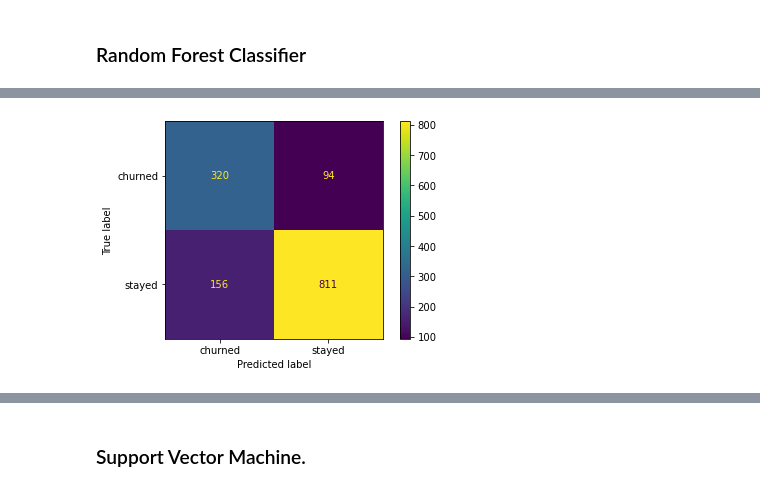
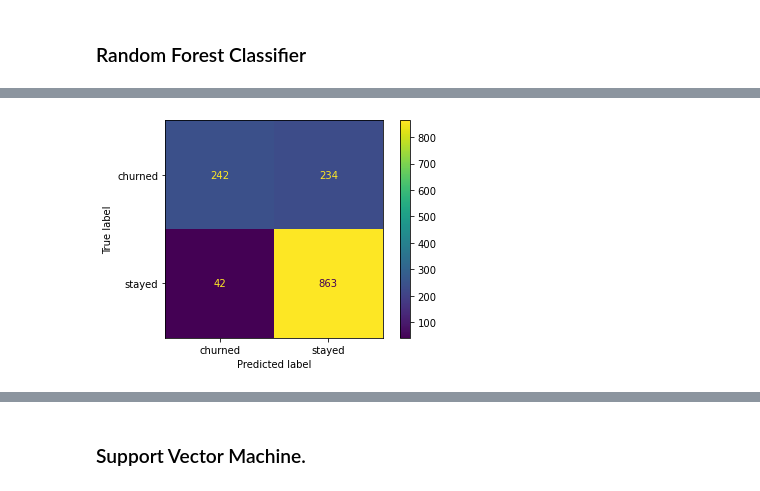
Before and after one commit to JUBRIL-ADEBOGUN/Telecom-Customer-Churn, a Jupyter notebook: Customer-churn-prediction.ipynb, the cells around one changed output, grey strips where cells are left out. Drawn from its saved outputs; the diff is of its cells as text; code cells hidden in the pictures.

```diff
--- a/Customer-churn-prediction.ipynb
+++ b/Customer-churn-prediction.ipynb
@@ -226,4 +224,4 @@ high_tran = pd.DataFrame(le.fit_transform(df2[high_cad]), columns=[high_cad])
 # %%
-df2.loc[:,high_cad] = high_tran
+# df2.loc[:,high_cad] = high_tran
 # %%
-df3 = pd.get_dummies(df2, columns=low_cad)
+df3 = pd.get_dummies(df2, columns=cat_cols)
@@ -316,6 +316,6 @@ from sklearn.svm import SVC
 # %%
 y = df4['Customer Status']
 X = df4.drop(['Customer Status', 'Phone Service_Yes', 'Internet Service_Yes'],axis=1)
-x_train, x_valid, y_train, y_valid = train_test_split(X[features], y,  test_size=0.3, stratify=y, shuffle=True, random_state=2022)
+x_train, x_valid, y_train, y_valid = train_test_split(X, y,  test_size=0.3, stratify=y, shuffle=True, random_state=2022)
 x_valid
 # %% [output]
@@ -409,6 +428,7 @@ array([[ 3.19196615, -0.7248377 , -1.07098529,  0.90811631,  4.01904983,
 # %% [markdown]
 ### Random Forest Classifier
 # %%
-rf = RandomForestClassifier(n_estimators=900, random_state=2022, warm_start=True, n_jobs=-1, criterion='log_loss', ccp_alpha=0.02)
+rf = RandomForestClassifier(n_estimators=900, random_state=2022, warm_start=True, n_jobs=-1, criterion='log_loss', ccp_alpha=0.02,
+                           class_weight={0:0.5, 1:0.5})
 rf.fit(x_train, y_train)
 # %% [output]
@@ -433,10 +454,10 @@ weighted avg       0.82      0.82      0.82      1381
 # %%
-cm = confusion_matrix(rf_pred, y_valid, labels=rf.classes_)
+cm = confusion_matrix(y_valid, rf_pred, labels=rf.classes_)
 dist = ConfusionMatrixDisplay(cm, display_labels=['churned', 'stayed'])
 dist.plot()
 plt.show()
 # %% [output]
-[figure, old version]
+[figure, new version]
 # %%
 log_loss(rf_pred, y_valid)
 # %% [output]
```
Also changed, not shown: parts of 64 cells of this notebook, 1 other file.
